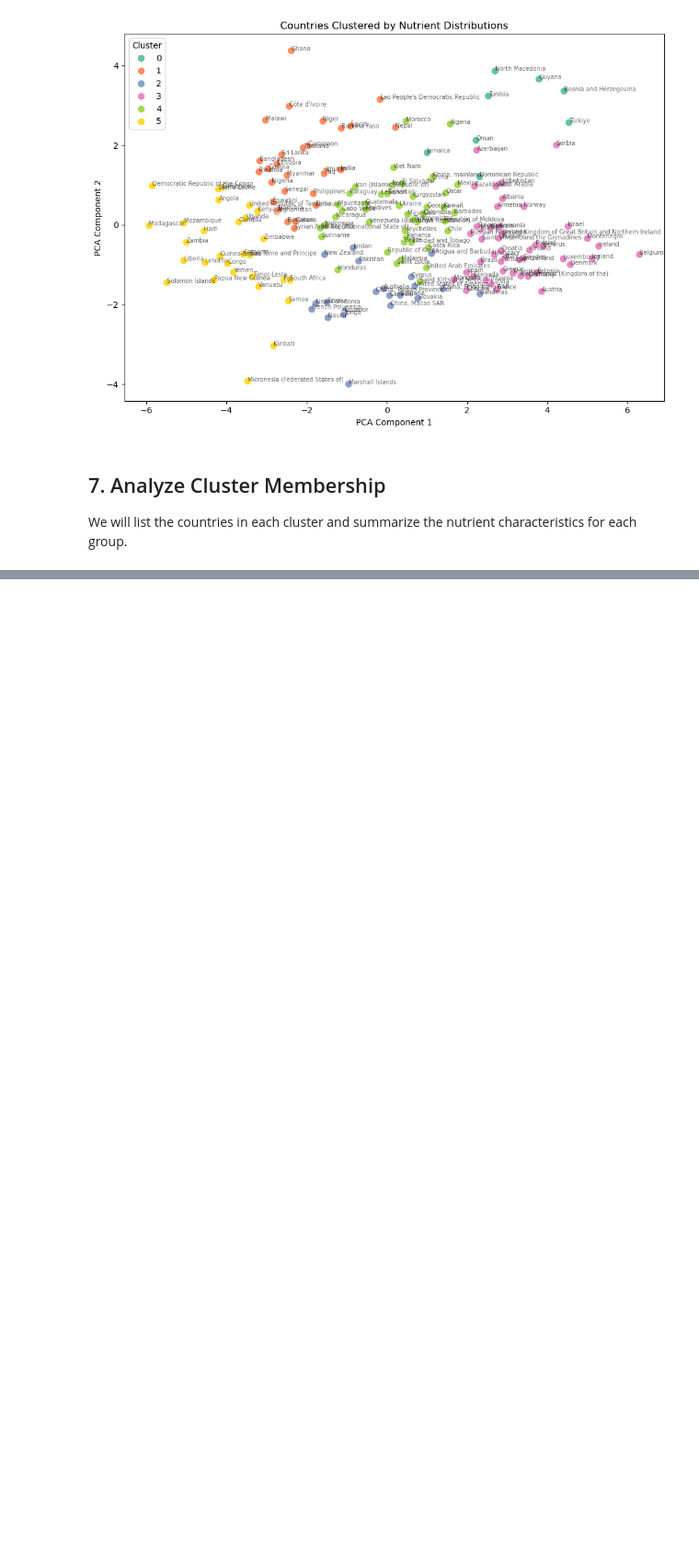
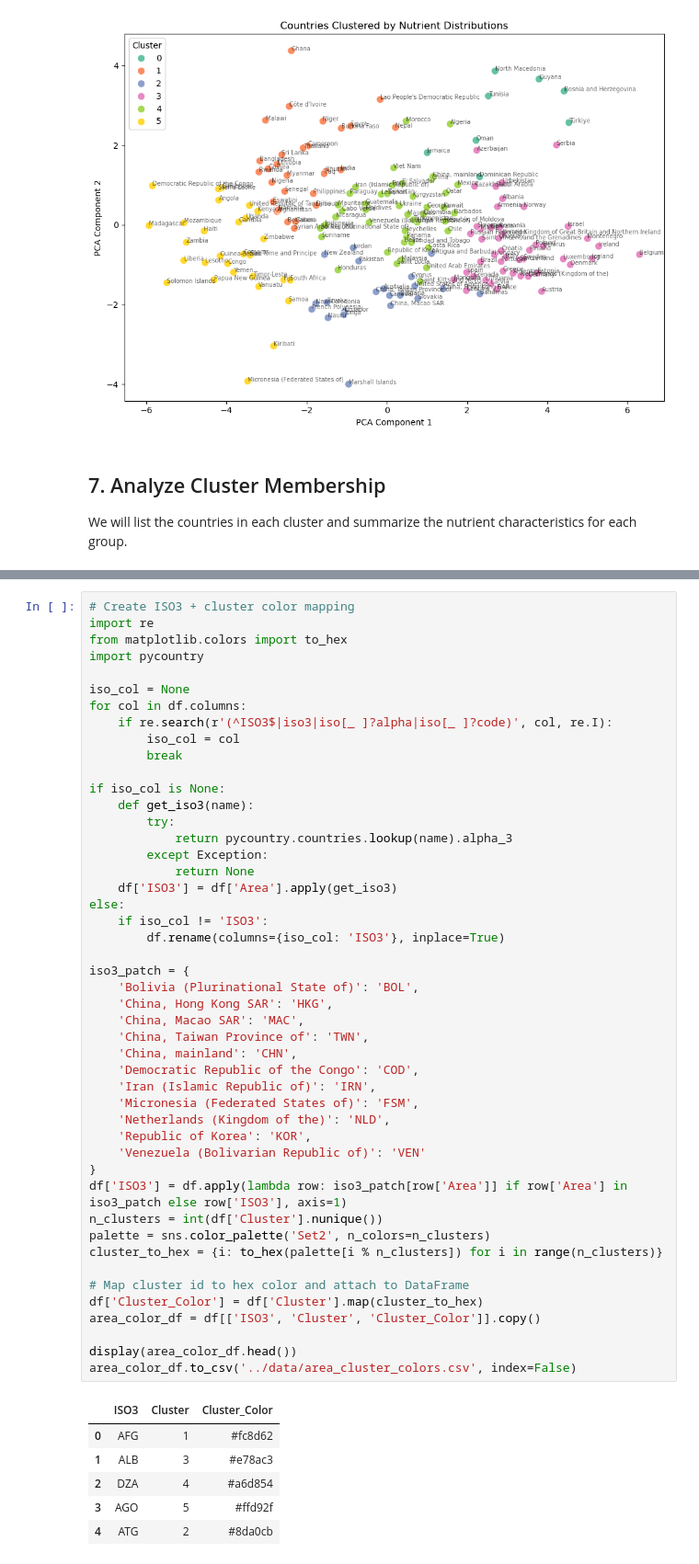
Before and after one commit to ashaik20/food-socio-viz, a Jupyter notebook: dataset_analysis/Country-Clustering.ipynb, the cells around one changed output, grey strips where cells are left out. Shown at 92% size. Drawn from its saved outputs; the diff is of its cells as text; blank space fills up the shorter version.

Commit message:
Added Cluster Mode

```diff
--- a/dataset_analysis/Country-Clustering.ipynb
+++ b/dataset_analysis/Country-Clustering.ipynb
@@ -190,3 +190,57 @@ Average nutrient values per cluster:
 | 3 | 2694.616152 | 105.491776 | 102.506578 | 36.613096 | 331.024513 | 74.930475 | 23.620555 | 5375.879265 | 866.752722 | 18.486887 | ... |
 | 4 | 2400.067725 | 84.308623 | 72.942402 | 25.471152 | 355.036086 | 70.882215 | 19.530957 | 2385.887827 | 523.010595 | 14.643598 | ... |
 | 5 | 1721.356390 | 45.129266 | 45.804593 | 19.366026 | 284.488072 | 37.283431 | 11.627091 | 1011.376559 | 233.541593 | 8.453041 | ... |
+# %%
+# Create ISO3 + cluster color mapping
+import re
+from matplotlib.colors import to_hex
+import pycountry
+
+iso_col = None
+for col in df.columns:
+    if re.search(r'(^ISO3$|iso3|iso[_ ]?alpha|iso[_ ]?code)', col, re.I):
+        iso_col = col
+        break
+
+if iso_col is None:
+    def get_iso3(name):
+        try:
+            return pycountry.countries.lookup(name).alpha_3
+        except Exception:
+            return None
+    df['ISO3'] = df['Area'].apply(get_iso3)
+else:
+    if iso_col != 'ISO3':
+        df.rename(columns={iso_col: 'ISO3'}, inplace=True)
+
+iso3_patch = {
+    'Bolivia (Plurinational State of)': 'BOL',
+    'China, Hong Kong SAR': 'HKG',
+    'China, Macao SAR': 'MAC',
+    'China, Taiwan Province of': 'TWN',
+    'China, mainland': 'CHN',
+    'Democratic Republic of the Congo': 'COD',
+    'Iran (Islamic Republic of)': 'IRN',
+    'Micronesia (Federated States of)': 'FSM',
+    'Netherlands (Kingdom of the)': 'NLD',
+    'Republic of Korea': 'KOR',
+    'Venezuela (Bolivarian Republic of)': 'VEN'
+}
+df['ISO3'] = df.apply(lambda row: iso3_patch[row['Area']] if row['Area'] in iso3_patch else row['ISO3'], axis=1)
+n_clusters = int(df['Cluster'].nunique())
+palette = sns.color_palette('Set2', n_colors=n_clusters)
+cluster_to_hex = {i: to_hex(palette[i % n_clusters]) for i in range(n_clusters)}
+
+# Map cluster id to hex color and attach to DataFrame
+df['Cluster_Color'] = df['Cluster'].map(cluster_to_hex)
+area_color_df = df[['ISO3', 'Cluster', 'Cluster_Color']].copy()
+
+display(area_color_df.head())
+area_color_df.to_csv('../data/area_cluster_colors.csv', index=False)
+# %% [output]
+|  | ISO3 | Cluster | Cluster_Color |
+| 0 | AFG | 1 | #fc8d62 |
+| 1 | ALB | 3 | #e78ac3 |
+| 2 | DZA | 4 | #a6d854 |
+| 3 | AGO | 5 | #ffd92f |
+| 4 | ATG | 2 | #8da0cb |
```
Also changed, not shown: 2 other files.
